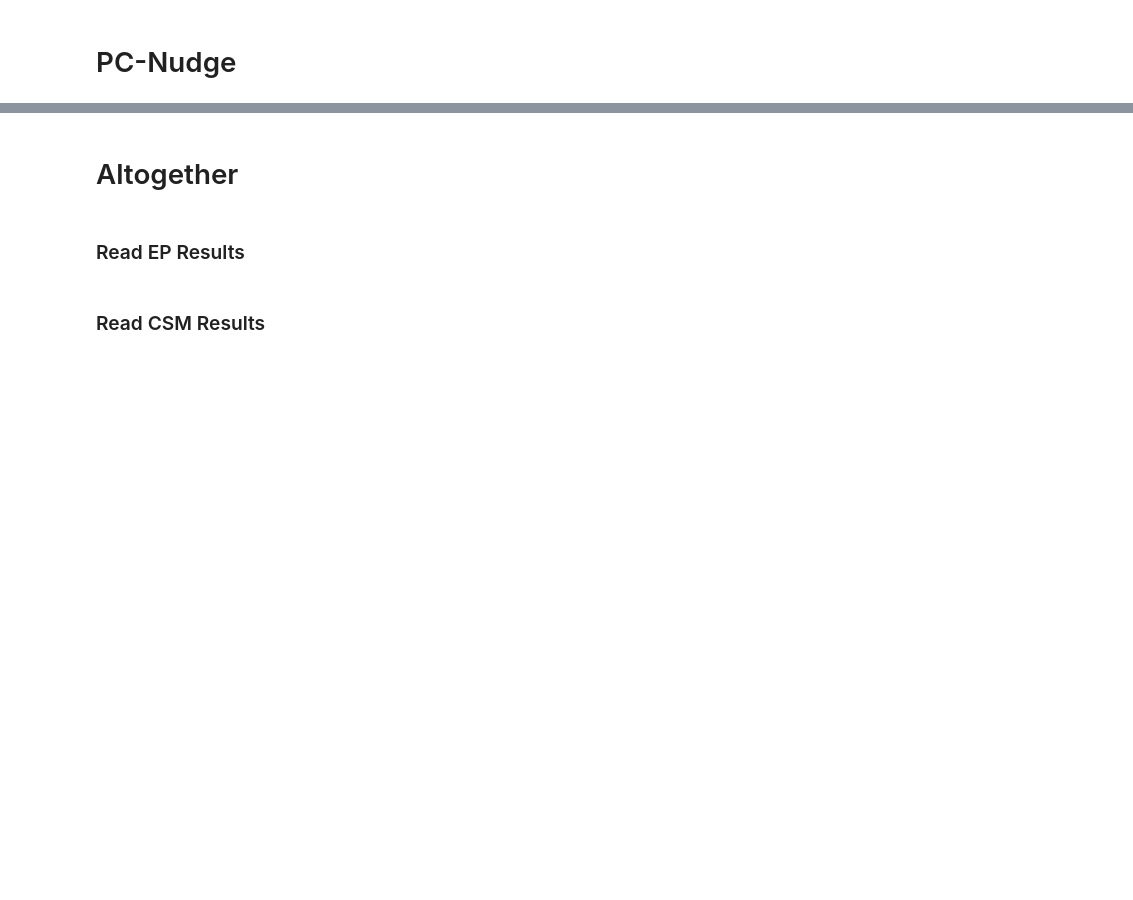
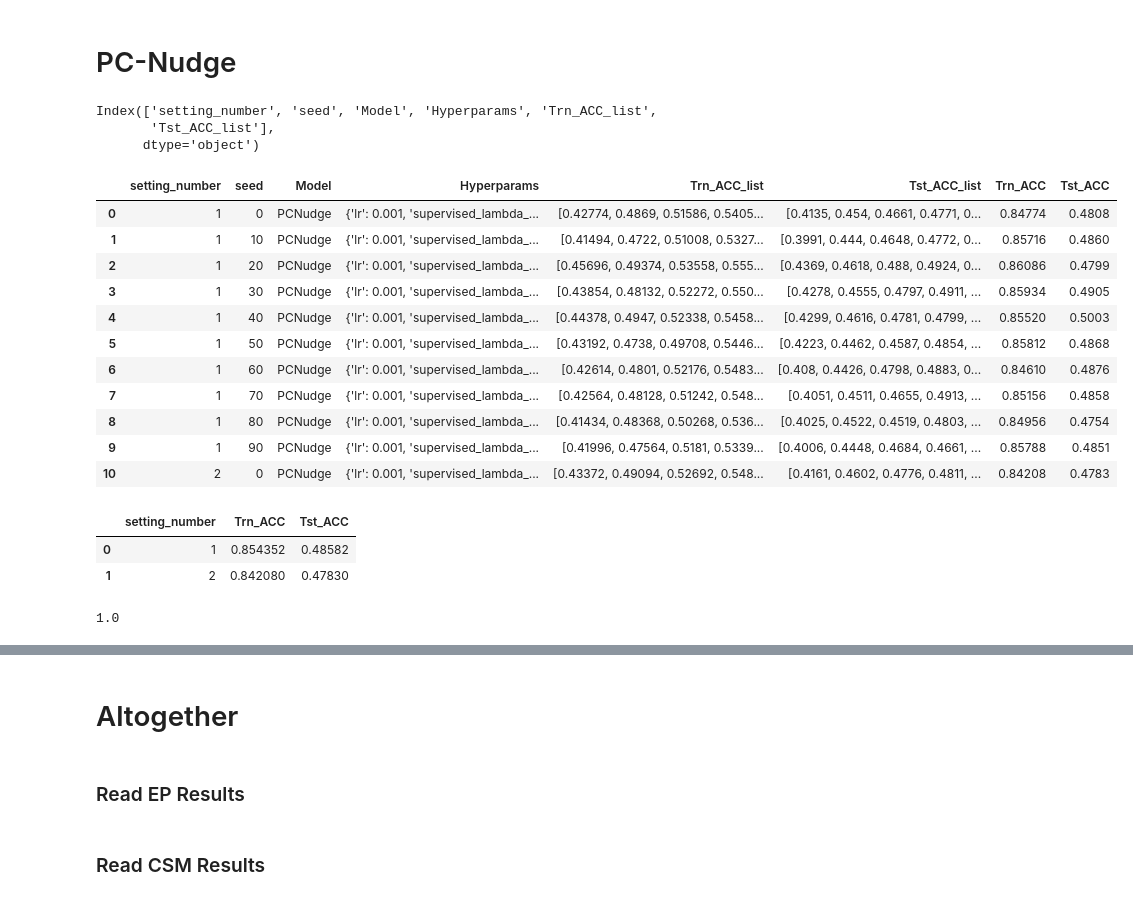
Before and after one commit to BariscanBozkurt/Supervised-CorInfoMax, a Jupyter notebook: Simulations/Classification/AnalyzeSimulations/Plot_CIFAR10_Results.ipynb, the cells around one changed output, grey strips where cells are left out. Drawn from its saved outputs; the diff is of its cells as text; code cells hidden in the pictures; blank space fills up the shorter version.

```diff
--- a/Simulations/Classification/AnalyzeSimulations/Plot_CIFAR10_Results.ipynb
+++ b/Simulations/Classification/AnalyzeSimulations/Plot_CIFAR10_Results.ipynb
@@ -210,16 +224,39 @@ Index(['setting_number', 'seed', 'Model', 'Hyperparams', 'Trn_ACC_list',
 # %% [markdown]
 # PC-Nudge
 # %%
-# df_results = pd.read_pickle(r"../Results/simulation_results_PCNudge_MNIST.pkl")
-# df_results.columns
+df_results = pd.read_pickle(r"../Results/simulation_results_PCNudge_CIFAR10.pkl")
+df_results.columns
+# %% [output]
+Index(['setting_number', 'seed', 'Model', 'Hyperparams', 'Trn_ACC_list',
+       'Tst_ACC_list'],
+      dtype='object')
 # %%
-# df_results['Trn_ACC'] = df_results.apply(lambda row: row['Trn_ACC_list'][-1], axis = 1)
-# df_results['Tst_ACC'] = df_results.apply(lambda row: row['Tst_ACC_list'][-1], axis = 1)
-# df_results
+df_results['Trn_ACC'] = df_results.apply(lambda row: row['Trn_ACC_list'][-1], axis = 1)
+df_results['Tst_ACC'] = df_results.apply(lambda row: row['Tst_ACC_list'][-1], axis = 1)
+df_results
+# %% [output]
+|  | setting_number | seed | Model | Hyperparams | Trn_ACC_list | Tst_ACC_list | Trn_ACC | Tst_ACC |
+| 0 | 1 | 0 | PCNudge | {'lr': 0.001, 'supervised_lambda_... | [0.42774, 0.4869, 0.51586, 0.5405... | [0.4135, 0.454, 0.4661, 0.4771, 0... | 0.84774 | 0.4808 |
+| 1 | 1 | 10 | PCNudge | {'lr': 0.001, 'supervised_lambda_... | [0.41494, 0.4722, 0.51008, 0.5327... | [0.3991, 0.444, 0.4648, 0.4772, 0... | 0.85716 | 0.4860 |
+| 2 | 1 | 20 | PCNudge | {'lr': 0.001, 'supervised_lambda_... | [0.45696, 0.49374, 0.53558, 0.555... | [0.4369, 0.4618, 0.488, 0.4924, 0... | 0.86086 | 0.4799 |
+| 3 | 1 | 30 | PCNudge | {'lr': 0.001, 'supervised_lambda_... | [0.43854, 0.48132, 0.52272, 0.550... | [0.4278, 0.4555, 0.4797, 0.4911, ... | 0.85934 | 0.4905 |
+| 4 | 1 | 40 | PCNudge | {'lr': 0.001, 'supervised_lambda_... | [0.44378, 0.4947, 0.52338, 0.5458... | [0.4299, 0.4616, 0.4781, 0.4799, ... | 0.85520 | 0.5003 |
+| 5 | 1 | 50 | PCNudge | {'lr': 0.001, 'supervised_lambda_... | [0.43192, 0.4738, 0.49708, 0.5446... | [0.4223, 0.4462, 0.4587, 0.4854, ... | 0.85812 | 0.4868 |
+| 6 | 1 | 60 | PCNudge | {'lr': 0.001, 'supervised_lambda_... | [0.42614, 0.4801, 0.52176, 0.5483... | [0.408, 0.4426, 0.4798, 0.4883, 0... | 0.84610 | 0.4876 |
+| 7 | 1 | 70 | PCNudge | {'lr': 0.001, 'supervised_lambda_... | [0.42564, 0.48128, 0.51242, 0.548... | [0.4051, 0.4511, 0.4655, 0.4913, ... | 0.85156 | 0.4858 |
+| 8 | 1 | 80 | PCNudge | {'lr': 0.001, 'supervised_lambda_... | [0.41434, 0.48368, 0.50268, 0.536... | [0.4025, 0.4522, 0.4519, 0.4803, ... | 0.84956 | 0.4754 |
+| 9 | 1 | 90 | PCNudge | {'lr': 0.001, 'supervised_lambda_... | [0.41996, 0.47564, 0.5181, 0.5339... | [0.4006, 0.4448, 0.4684, 0.4661, ... | 0.85788 | 0.4851 |
+| 10 | 2 | 0 | PCNudge | {'lr': 0.001, 'supervised_lambda_... | [0.43372, 0.49094, 0.52692, 0.548... | [0.4161, 0.4602, 0.4776, 0.4811, ... | 0.84208 | 0.4783 |
 # %%
-# df_setting = df_results[['setting_number', 'Trn_ACC', 'Tst_ACC']].groupby('setting_number').mean().reset_index()
-# df_setting
+df_setting = df_results[['setting_number', 'Trn_ACC', 'Tst_ACC']].groupby('setting_number').mean().reset_index()
+df_setting
+# %% [output]
+|  | setting_number | Trn_ACC | Tst_ACC |
+| 0 | 1 | 0.854352 | 0.48582 |
+| 1 | 2 | 0.842080 | 0.47830 |
 # %%
-# best_setting = df_setting.iloc[df_setting['Trn_ACC'].argmax()]['setting_number']
-# best_setting
+best_setting = df_setting.iloc[df_setting['Trn_ACC'].argmax()]['setting_number']
+best_setting
+# %% [output]
+1.0
 # %%
```
Also changed, not shown: parts of 16 cells of this notebook, 17 other files.
